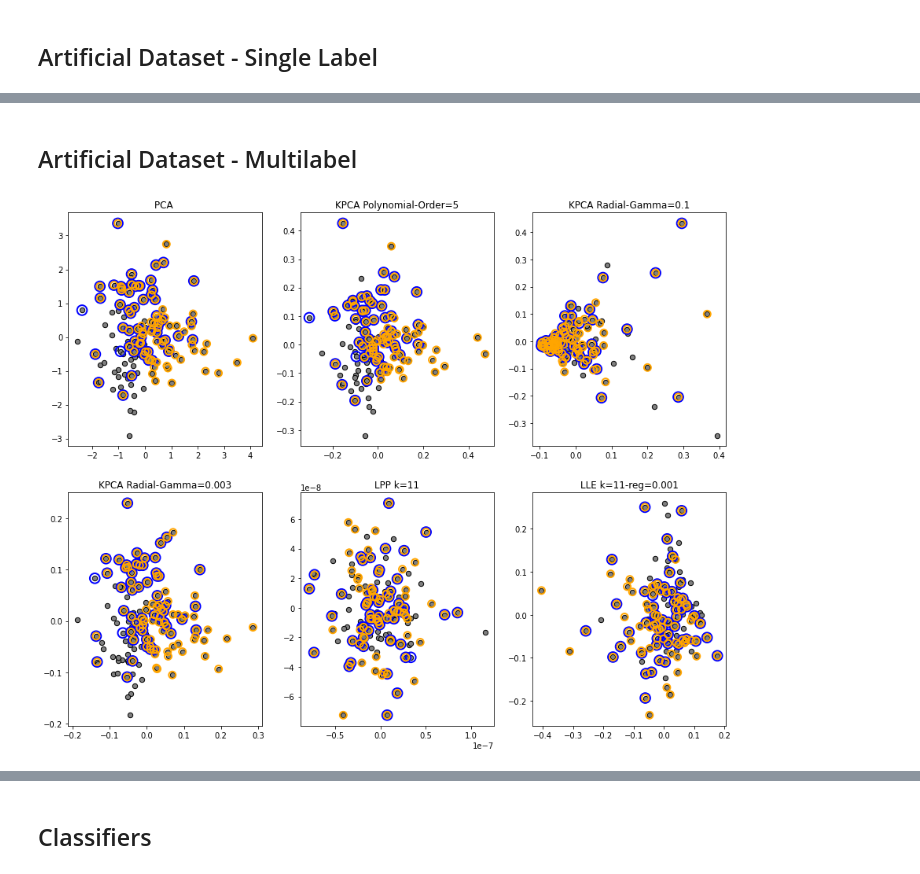
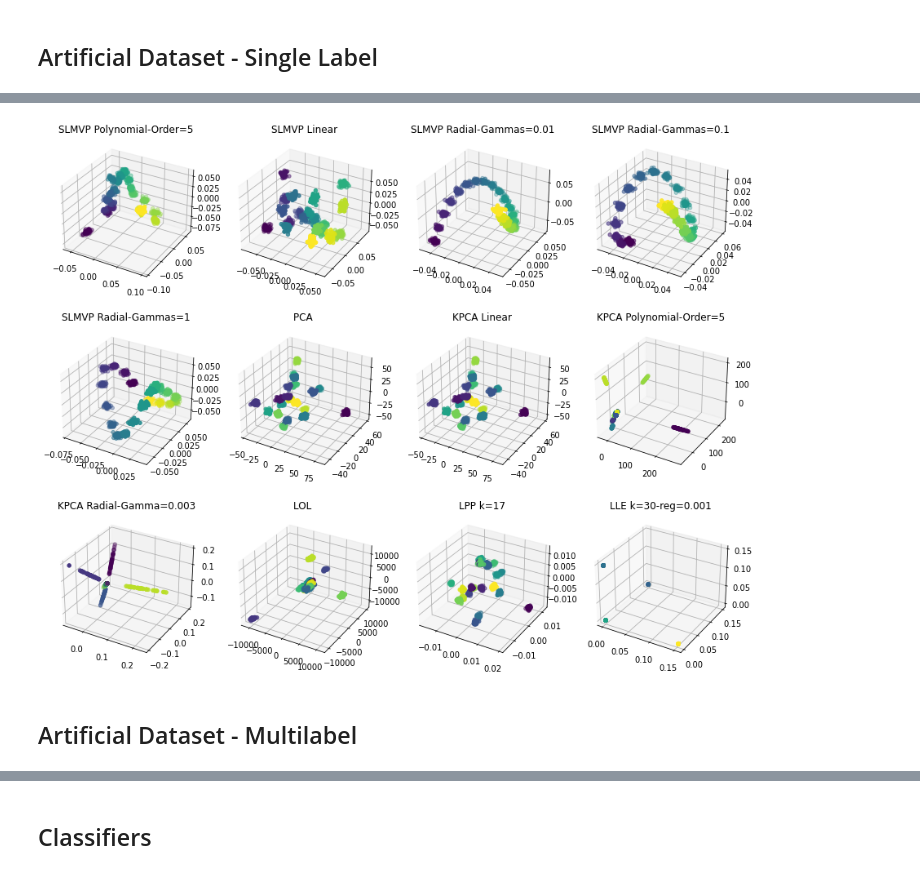
Before and after one commit to miguelangel43/Dimensionality-Reduction-Masters-Thesis, a Jupyter notebook: main.ipynb, the cells around one changed output, grey strips where cells are left out. Saved outputs shown, nothing was run; the diff lists cells and outputs as text; code cells hidden in the pictures.

```diff
--- a/main.ipynb
+++ b/main.ipynb
@@ -184,3 +39,7 @@ TypeError: 'dict_keys' object is not callable
+# %%
+dim.plot_artificial_3D(n_rows=3, n_cols=4, save_name=None)
+# %% [output]
+[figure, added]
 # %% [markdown]
 ## Artificial Dataset - Multilabel
 # %%
@@ -197,37 +56,4 @@ dim.y_train = y_train
 dim.X_test = X_test
 dim.y_test = y_test
 
-# SLMVP, LOL
-
-dim.apply_dim(num_dim=7)
-dim.plot_artificial_multilabel(n_rows=2, n_cols=3, save_name='multilabel3')
-
-# dims = 2
-# key = (str(dims) + 'Dim', 'SLMVP', 'Polynomial-Order=5')
-# dim.new_dim[key] = dim.lle_model(dims, 5, 0.001)
-
-
-# X = dim.new_dim[key][0].T
-# zero_class = np.where(dim.y_train[:, 0])
-# one_class = np.where(dim.y_train[:, 1])
-# plt.scatter(X[:, 0], X[:, 1], s=40, c="gray", edgecolors=(0, 0, 0))
-# plt.scatter(
-#     X[zero_class, 0],
-#     X[zero_class, 1],
-#     s=160,
-#     edgecolors="b",
-#     facecolors="none",
-#     linewidths=2,
-#     label="Class 1",
-# )
-# plt.scatter(
-#     X[one_class, 0],
-#     X[one_class, 1],
-#     s=80,
-#     edgecolors="orange",
-#     facecolors="none",
-#     linewidths=2,
-#     label="Class 2",
-# )
+dim.apply_dim(num_dim=2, multilabel=True)
-# %% [output]
-[figure, removed]
```
Also changed, not shown: parts of 42 cells of this notebook, 2 other files.
